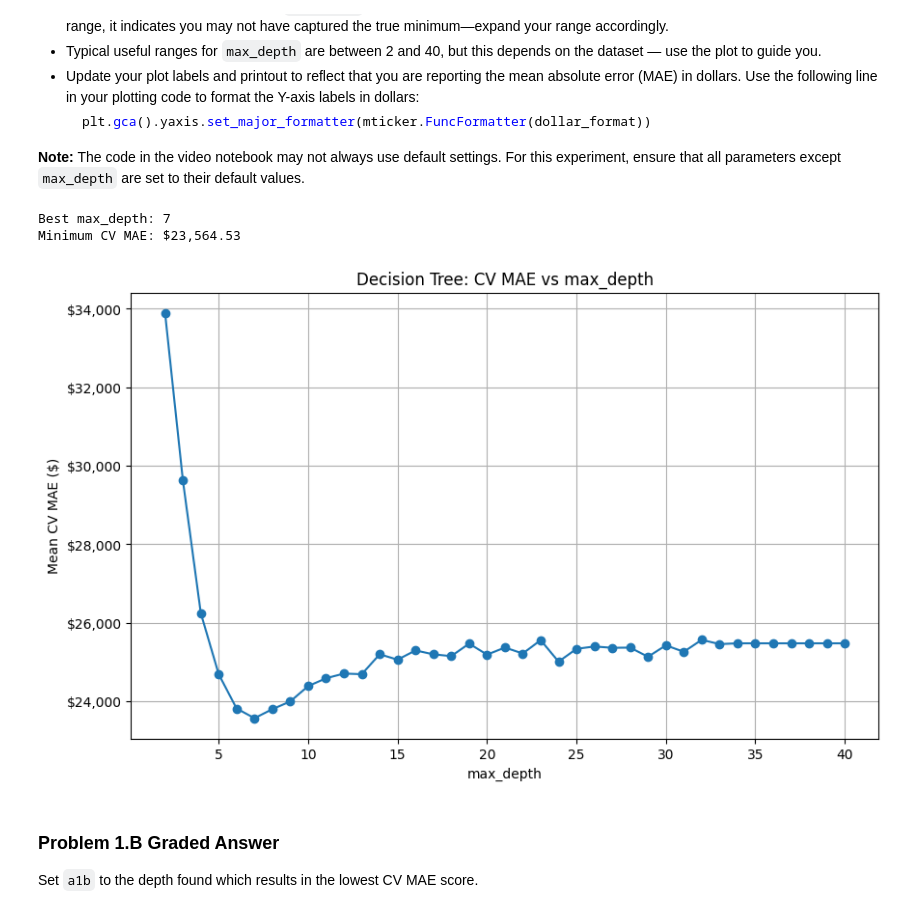
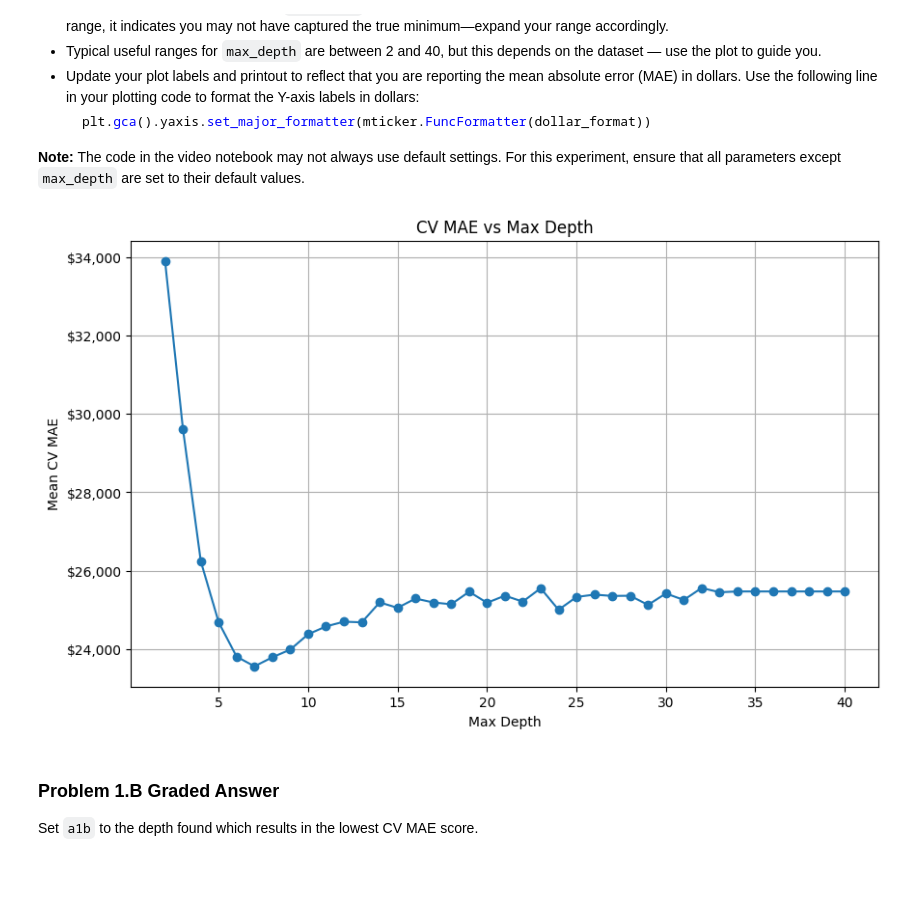
Before and after one commit to Jbaner/Module-3-Assignments, a Jupyter notebook: Homework_06.ipynb, the cells around one changed output. Drawn from its saved outputs; the diff is of its cells as text; code cells hidden in the pictures; blank space fills up the shorter version.

```diff
--- a/Homework_06.ipynb
+++ b/Homework_06.ipynb
@@ -254,33 +254,31 @@ In the next cell, adapt the code from the video notebook to plot CV MAE vs max_d
 # %%
 # Cut and paste and modify the code from the video notebook as needed to plot and find the best max_depth
 
 #max depth range
 max_depth_values = range(2,41)
 
 cv_mae_scores = []
 
 for depth in max_depth_values:
   mean_cv_rae = run_decision_tree_regressor(X_train, y_train, max_depth=depth)
-  cv_mae_scores.apend(mean_cv_rae)
+  cv_mae_scores.append(mean_cv_rae)
 
 #Best depth
 best_idx = np.argmin(cv_mae_scores)
 best_depth =  list(max_depth_values)[best_idx]
 best_mae = cv_mae_scores[best_idx]
 
 #Visualize
 plt.figure(figsize=(10,6))
 plt.plot(max_depth_values, cv_mae_scores, marker='o')
 plt.xlabel("Max Depth")
 plt.ylabel("Mean CV MAE")
 plt.title("CV MAE vs Max Depth")
 plt.gca().yaxis.set_major_formatter(mticker.FuncFormatter(dollar_format))
 plt.grid(True)
 plt.show()
 # %% [output]
-Best max_depth: 7
-Minimum CV MAE: $23,564.53
-[figure, old version]
+[figure, new version]
 # %% [markdown]
 ### Problem 1.B Graded Answer
 
```
Also changed, not shown: parts of 6 cells of this notebook.
